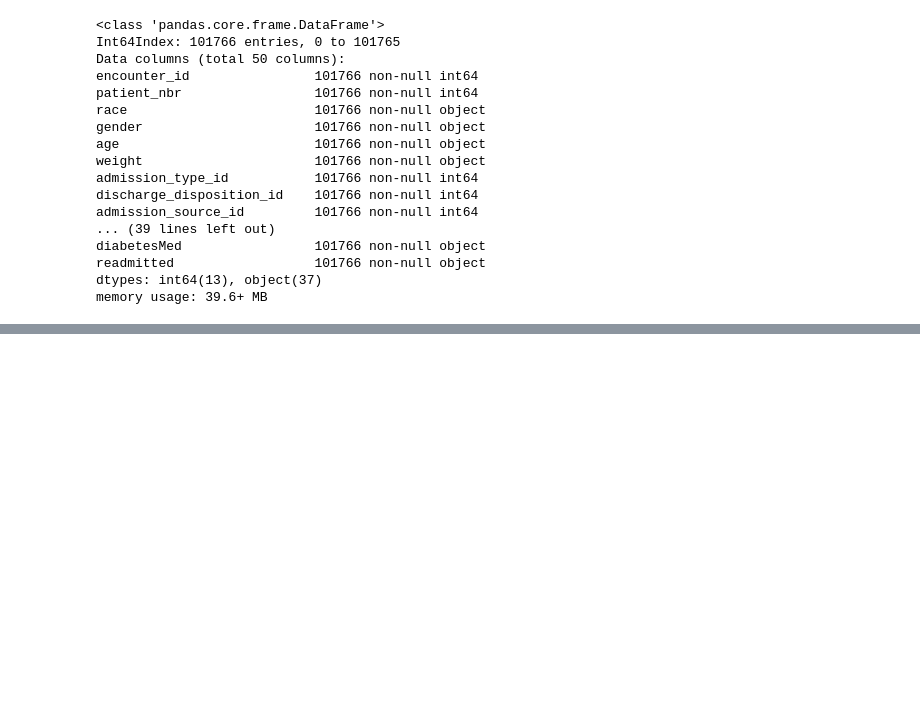
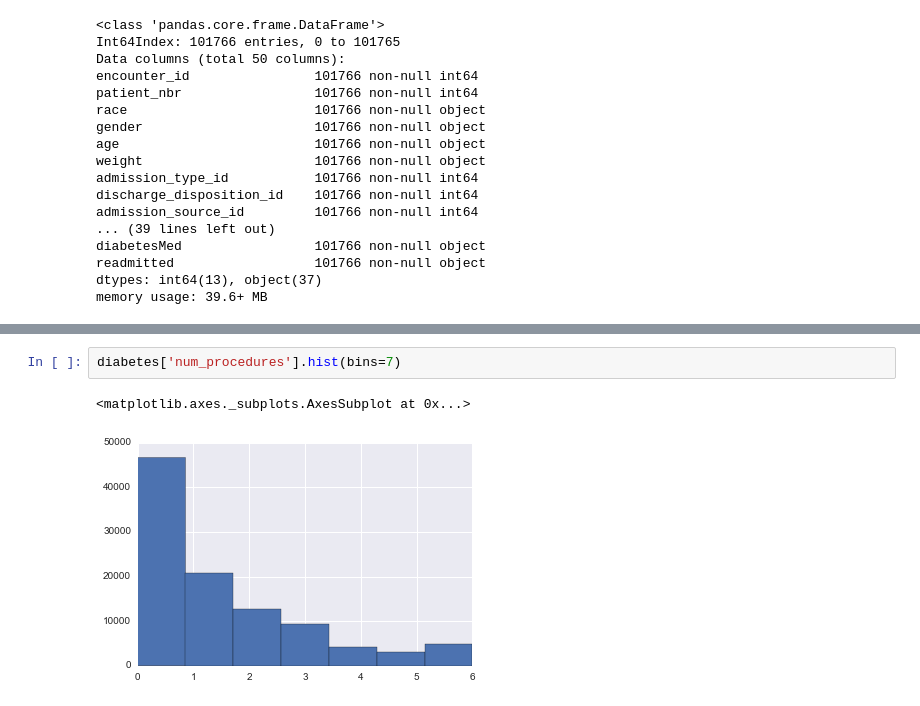
Before and after one commit to DKAllgeier/DAT_SF_11, a Jupyter notebook: homeworks/Diabetes_project.ipynb, the cells around one changed output, grey strips where cells are left out. Saved outputs shown, nothing was run; the diff lists cells and outputs as text; blank space fills up the shorter version.

```diff
--- a/homeworks/Diabetes_project.ipynb
+++ b/homeworks/Diabetes_project.ipynb
@@ -61,0 +89,5 @@ memory usage: 39.6+ MB
+# %%
+diabetes['num_procedures'].hist(bins=7)
+# %% [output]
+<matplotlib.axes._subplots.AxesSubplot at 0x...>
+[figure, added]
```
Also changed, not shown: parts of 14 cells of this notebook.
